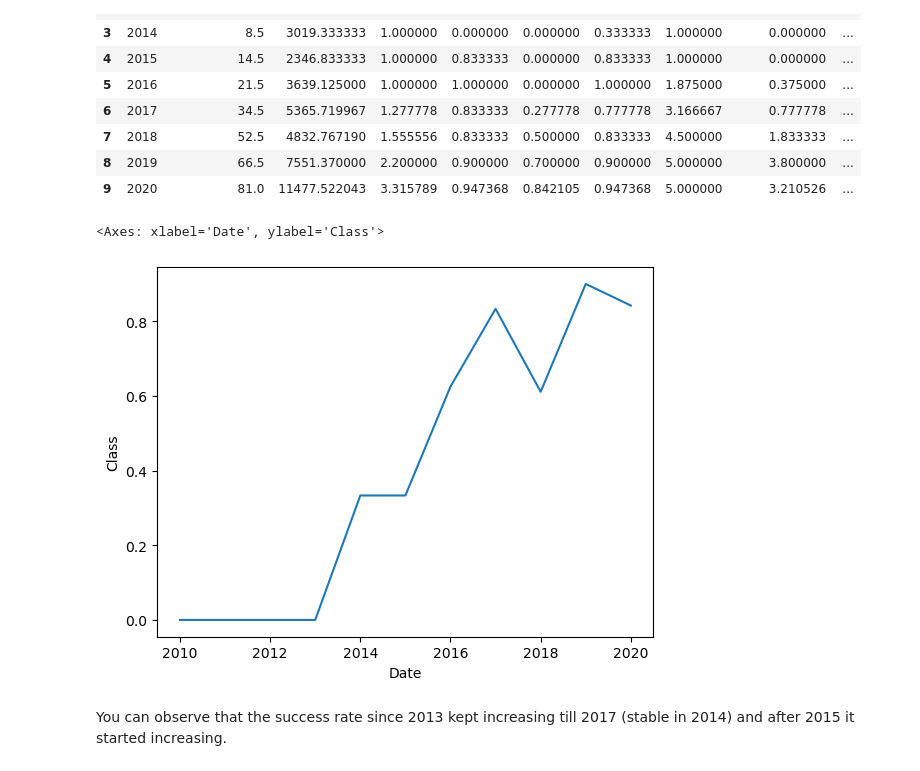
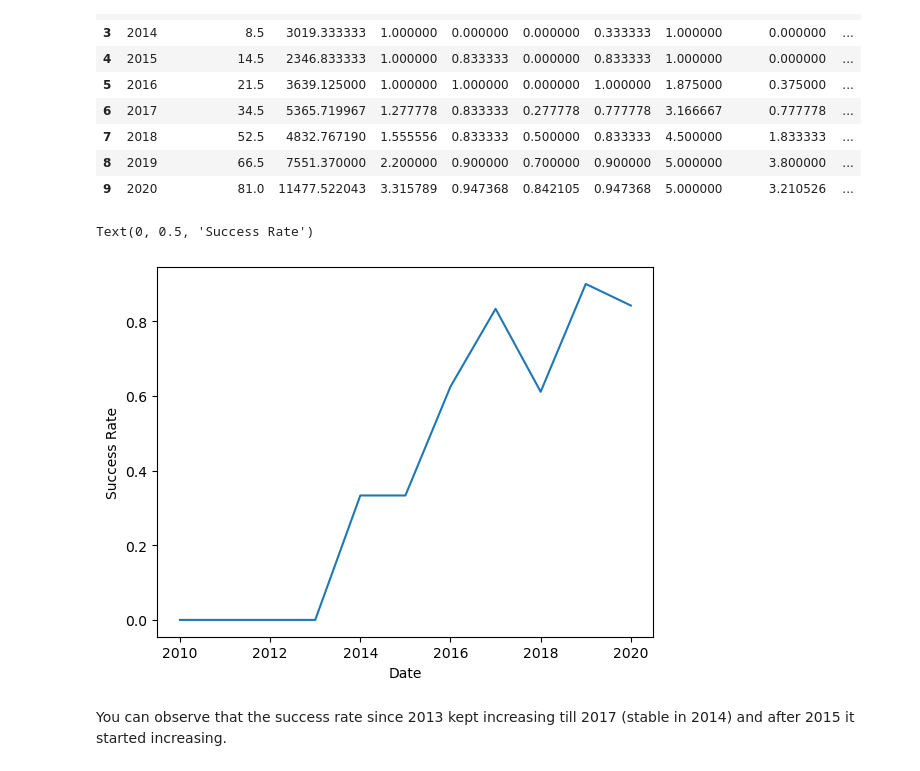
Before and after one commit to FWJK1/CapPrj_1, a Jupyter notebook: jupyter-labs-eda-dataviz.ipynb, the cells around one changed output. Drawn from its saved outputs; the diff is of its cells as text; code cells hidden in the pictures.

```diff
--- a/jupyter-labs-eda-dataviz.ipynb
+++ b/jupyter-labs-eda-dataviz.ipynb
@@ -188,9 +189,10 @@ dfyear.head(15)
 # %%
 # Plot a line chart with x axis to be the extracted year and y axis to be the success rate
 sns.lineplot(data=dfyear, x='Date', y='Class')
+plt.ylabel('Success Rate')
 # %% [output]
-<Axes: xlabel='Date', ylabel='Class'>
+Text(0, 0.5, 'Success Rate')
-[figure, old version]
+[figure, new version]
 # %% [markdown]
 You can observe that the success rate since 2013 kept increasing till 2017 (stable in 2014) and after 2015 it started increasing.
 # %% [markdown]
```
Also changed, not shown: parts of 4 cells of this notebook, 10 other files.
